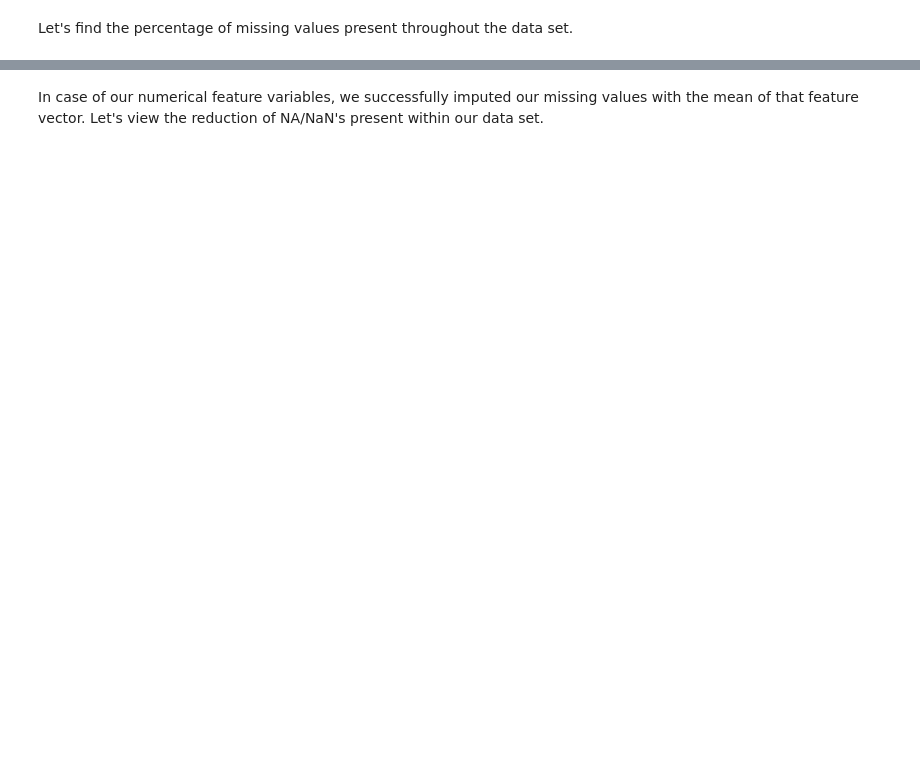
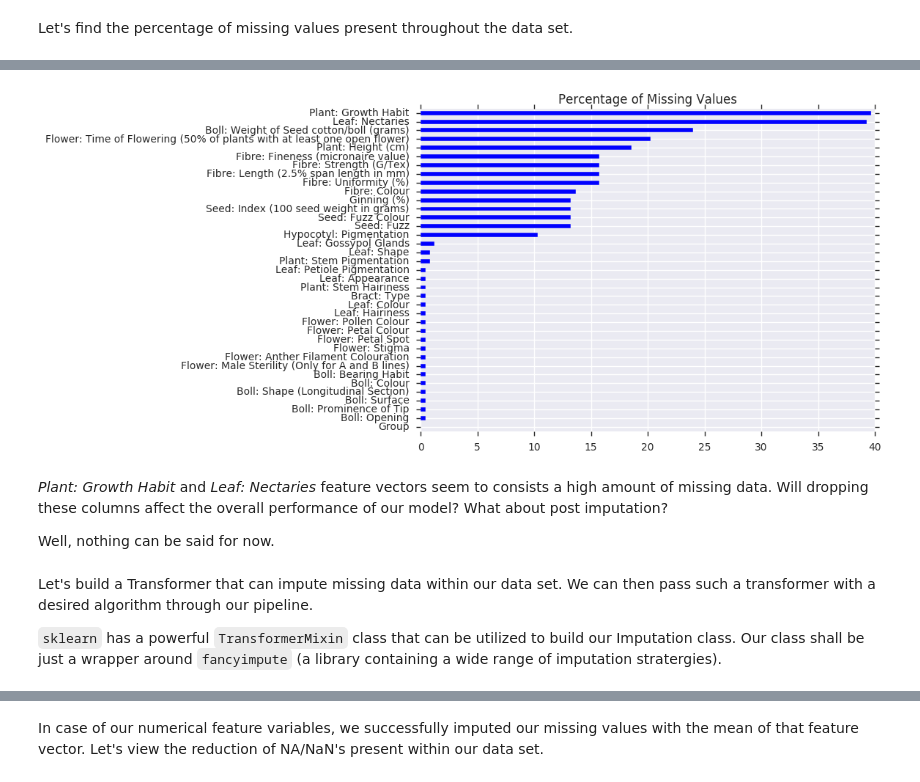
Before and after one commit to achillesrasquinha/brains-from-scratch, a Jupyter notebook: Brains from Scratch - Machine Learning for dummies.ipynb, the cells around one changed output, grey strips where cells are left out. Cells and saved outputs as stored; diff of their text form; code cells hidden in the pictures; blank space fills up the shorter version.

```diff
--- a/Brains from Scratch - Machine Learning for dummies.ipynb
+++ b/Brains from Scratch - Machine Learning for dummies.ipynb
@@ -1420,0 +1461,17 @@ About $7.88\%$ of our entire data set contains missing values.
+# %%
+frame = (df.isnull().sum() / len(df)).sort_values() * 100
+ax    = frame.plot.barh()
+
+ax.set_title('Percentage of Missing Values')
+
+plt.show()
+# %% [output]
+[figure, added]
+# %% [markdown]
+*Plant: Growth Habit* and *Leaf: Nectaries* feature vectors seem to consists a high amount of missing data. Will dropping these columns affect the overall performance of our model? What about post imputation?
+
+Well, nothing can be said for now.
+# %% [markdown]
+Let's build a Transformer that can impute missing data within our data set. We can then pass such a transformer with a desired algorithm through our pipeline.
+
+`sklearn` has a powerful `TransformerMixin` class that can be utilized to build our Imputation class. Our class shall be just a wrapper around `fancyimpute` (a library containing a wide range of imputation stratergies).
```
Also changed, not shown: parts of 40 cells of this notebook, 1 other file.
